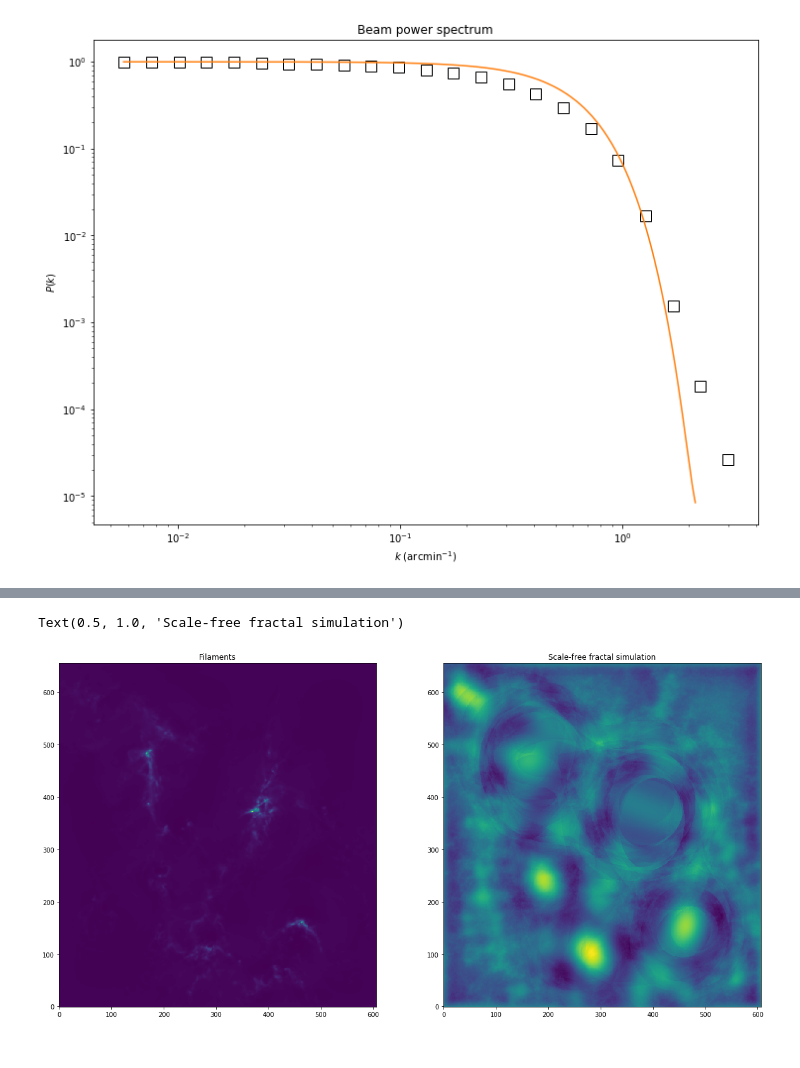
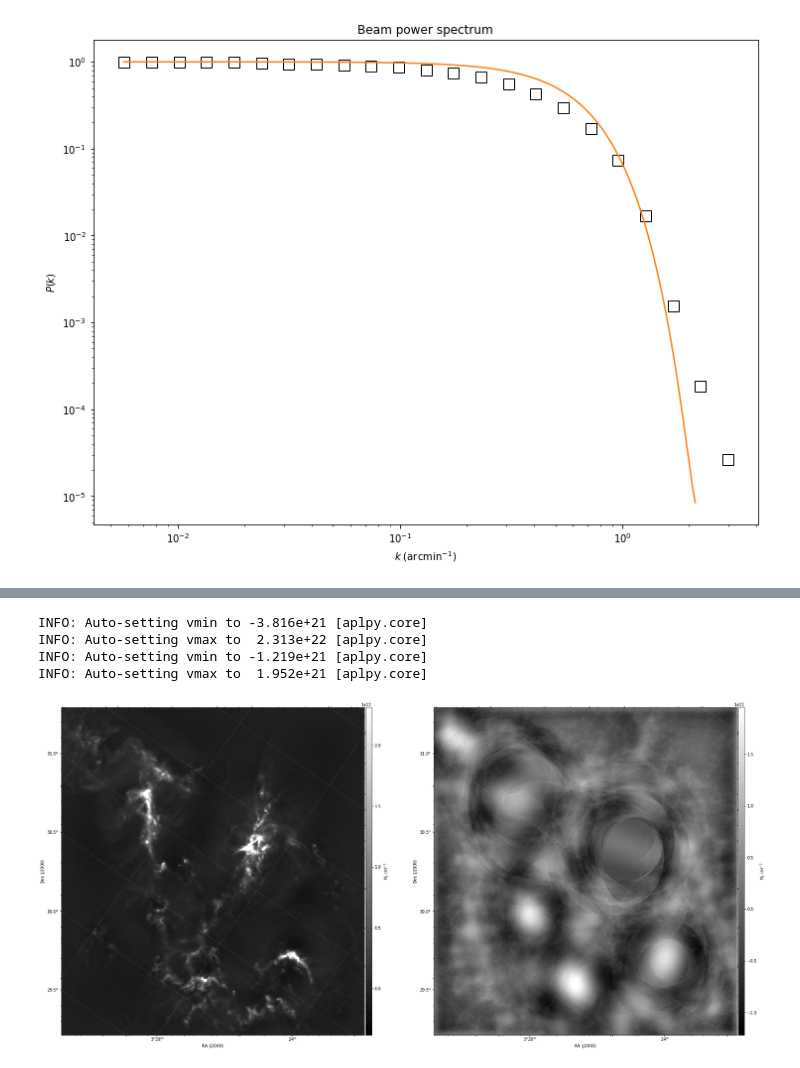
Before and after one commit to jfrob27/M1stage2020, a Jupyter notebook: Perseus.ipynb, the cells around one changed output, grey strips where cells are left out. Drawn from its saved outputs; the diff is of its cells as text; code cells hidden in the pictures.

```diff
--- a/Perseus.ipynb
+++ b/Perseus.ipynb
@@ -246,21 +261,36 @@ A, Gamma =  5.0647580860541334e+38 -3.9754615084476206
 # %%
 #Image reconstruction from the segmented wavelet coefficients
 M=np.size(wav_k)
 filaments = np.sum(wt[M:2*M+6,:,:].real,axis=0)
 scale_free = np.sum(wt[2*M+6:3*M,:,:].real,axis=0)
 
-fits.writeto(path + 'HGBS_' + name + '_column_density_map_reconst_filaments.fits', filaments, overwrite=True)
-fits.writeto(path + 'HGBS_' + name + '_column_density_map_reconst_scale_free.fits', scale_free, overwrite=True)
+fits.writeto(path + 'HGBS_' + name + '_column_density_map_reconst_filaments.fits', filaments, header, overwrite=True)
+fits.writeto(path + 'HGBS_' + name + '_column_density_map_reconst_scale_free.fits', scale_free, header, overwrite=True)
 
-#Plot images
-figure(figsize=(20,10))
-plt.subplot(1,2,1)
-imshow(filaments,origin='bottom')
-plt.title('Filaments')
-
-plt.subplot(1,2,2)
-imshow(scale_free,origin='bottom')
-plt.title('Scale-free fractal simulation')
+fig_all = plt.figure(1, figsize=(30,30))
+fig = aplpy.FITSFigure(path + 'HGBS_' + name + '_column_density_map_reconst_filaments.fits',figure=fig_all, subplot=(1,2,1))
+fig.show_colorscale(cmap='gray')
+#fig.tick_labels.set_xformat('hh')
+fig.tick_labels.set_yformat('dd.d')
+#fig.ticks.set_xspacing(15)  # degrees
+fig.ticks.set_yspacing(0.5)  # degrees
+fig.add_colorbar()
+fig.add_grid()
+fig.grid.set_alpha(0.15)
+fig.colorbar.set_axis_label_text(r'H$_2$ cm$^{-2}$')
+fig = aplpy.FITSFigure(path + 'HGBS_' + name + '_column_density_map_reconst_scale_free.fits',figure=fig_all, subplot=(1,2,2))
+fig.show_colorscale(cmap='gray')
+#fig.tick_labels.set_xformat('hh')
+fig.tick_labels.set_yformat('dd.d')
+#fig.ticks.set_xspacing(15)  # degrees
+fig.ticks.set_yspacing(0.5)  # degrees
+fig.add_colorbar()
+fig.add_grid()
+fig.grid.set_alpha(0.15)
+fig.colorbar.set_axis_label_text(r'H$_2$ cm$^{-2}$')
 # %% [output]
-Text(0.5, 1.0, 'Scale-free fractal simulation')
+INFO: Auto-setting vmin to -3.816e+21 [aplpy.core]
+INFO: Auto-setting vmax to  2.313e+22 [aplpy.core]
+INFO: Auto-setting vmin to -1.219e+21 [aplpy.core]
+INFO: Auto-setting vmax to  1.952e+21 [aplpy.core]
-[figure, old version]
+[figure, new version]
```
Also changed, not shown: parts of 7 cells of this notebook, 5 other files.
